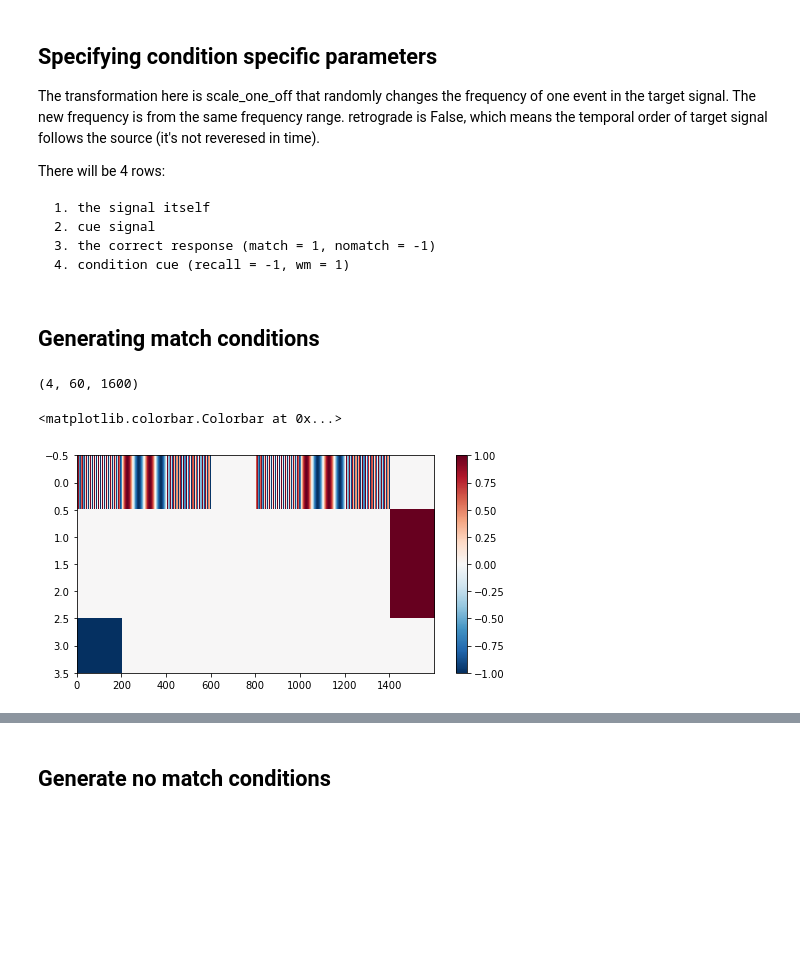
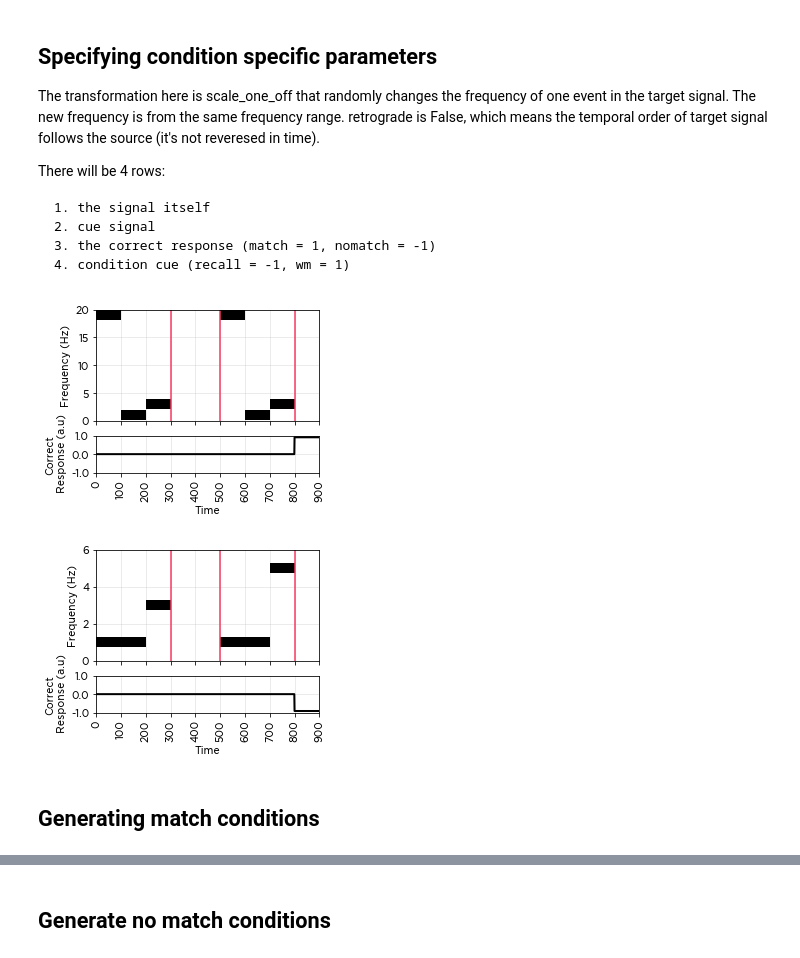
Before and after one commit to kuffmode/HardWorking-Memory, a Jupyter notebook: recall_example.ipynb, the cells around one changed output, grey strips where cells are left out. Saved outputs shown, nothing was run; the diff lists cells and outputs as text; code cells hidden in the pictures; blank space fills up the shorter version.

```diff
--- a/recall_example.ipynb
+++ b/recall_example.ipynb
@@ -9,22 +9,24 @@ from hardworking_memory import *
 # %% [markdown]
 ## Specifying the common parameters (between match and nomatch conditions)
 # %%
-frange = (1, 20, 3) # range of frequencies to be used (min, max, step)
+frange = (1, 20, 2) # range of frequencies to be used (min, max, step)
 n_events = 3        # number of events per stimulus
-t_events = 200      # duration of each event, so each duration of stimulus = t_events*n_events
-t_response = 200    # duration of response
+t_events = 100      # duration of each event, so each duration of stimulus = t_events*n_events
+t_response = 100    # duration of response
 t_delay = 200       # duration of delay between source stimulus and target stimulus
-
-source_generator_kw = {"event_duration": t_events, "frequencies":None}
+y_labels = ["Signal","Cue", "Correct response", "Condition's cue"]
+source_generator_kw = {"function": make_step, # easier to see compared to make_sin
+                       "function_kw": {"event_duration": t_events},
+                       "frequencies":None}
 target_generator_kw = source_generator_kw.copy()
 
-trial_kw = {"source_generator":make_sin_stimulus,
+trial_kw = {"source_generator":make_stimulus,
             "source_generator_kw":source_generator_kw,
-            "target_generator":make_sin_stimulus,
+            "target_generator":make_stimulus,
             "target_generator_kw":target_generator_kw,
             "t_response":t_response,
             "t_silence":t_delay,
-            "global_noise":0.0}
+            "global_noise":.0}
 # %% [markdown]
 ## Specifying condition specific parameters
 The transformation here is scale_one_off that randomly changes the frequency of one event in the target signal. The new frequency is from the same frequency range. retrograde is False, which means the temporal order of target signal follows the source (it's not reveresed in time).
@@ -37,14 +39,35 @@ There will be 4 rows:
     3. the correct response (match = 1, nomatch = -1)
     4. condition cue (recall = -1, wm = 1)
 # %%
+fix_random_seed(11)
+stylize()
 match_frequencies = template_generator(n_trials = 60,
                                        transformation = None,
+                                       frequency_range=frange,
                                        retrograde = False)
 
 nomatch_frequencies = template_generator(n_trials = 40,
                                          transformation = scale_one_off,
+                                         frequency_range = frange,
                                          transformation_kw= {"frequency_range":frange},
                                          retrograde = False)
+
+match_fig = simplified_trial_plotter(match_frequencies[0],
+                               t_delay=t_delay,
+                               t_response=t_response,
+                               t_events=t_events,
+                               is_match=True,
+                               figsize=(4,3))
+
+nomatch_fig = simplified_trial_plotter(nomatch_frequencies[0],
+                               t_delay=t_delay,
+                               t_response=t_response,
+                               t_events=t_events,
+                               is_match=False,
+                               figsize=(4,3))
+# %% [output]
+[figure, added]
+[figure, added]
 # %% [markdown]
 ## Generating match conditions
 # %%
@@ -54,11 +77,6 @@ match_block = experiment_generator(frequency_mat = match_frequencies,
                                    is_wm=False,
                                    is_match=True,
                                    is_3d=True)
-print(match_block.shape)
-plt.figure(figsize=(8,4))
-plt.imshow(match_block[:,0,:],aspect = 'auto', interpolation='none',cmap='RdBu_r')
-plt.colorbar()
+
+if source_generator_kw["function"] is make_step:
+    match_block = normalize_step_signal(match_block,frange[1])
-# %% [output]
-(4, 60, 1600)
-<matplotlib.colorbar.Colorbar at 0x...>
-[figure, removed]
```
Also changed, not shown: parts of 10 cells of this notebook, 3 other files.
